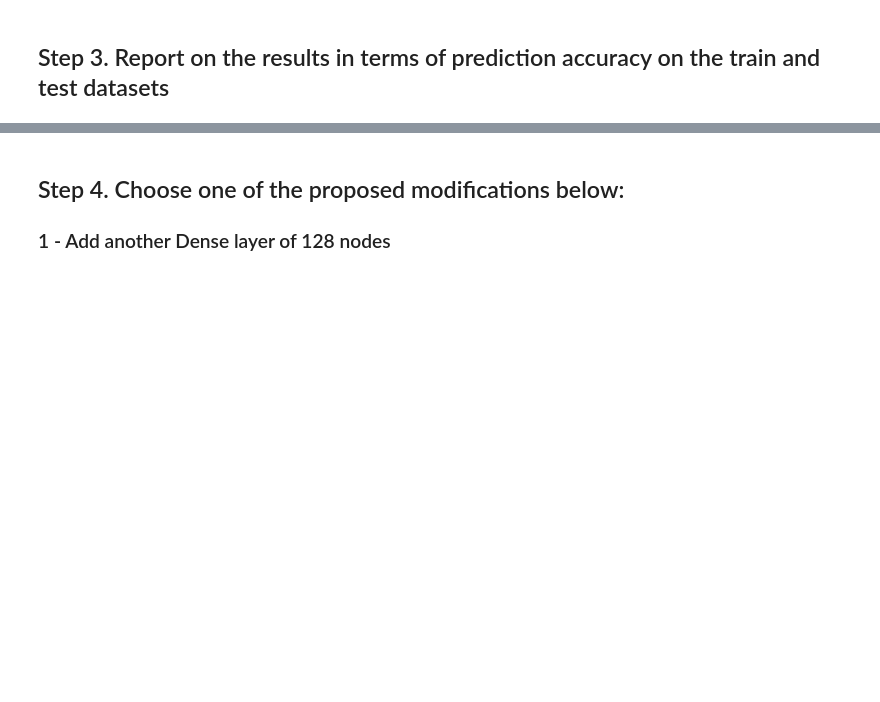
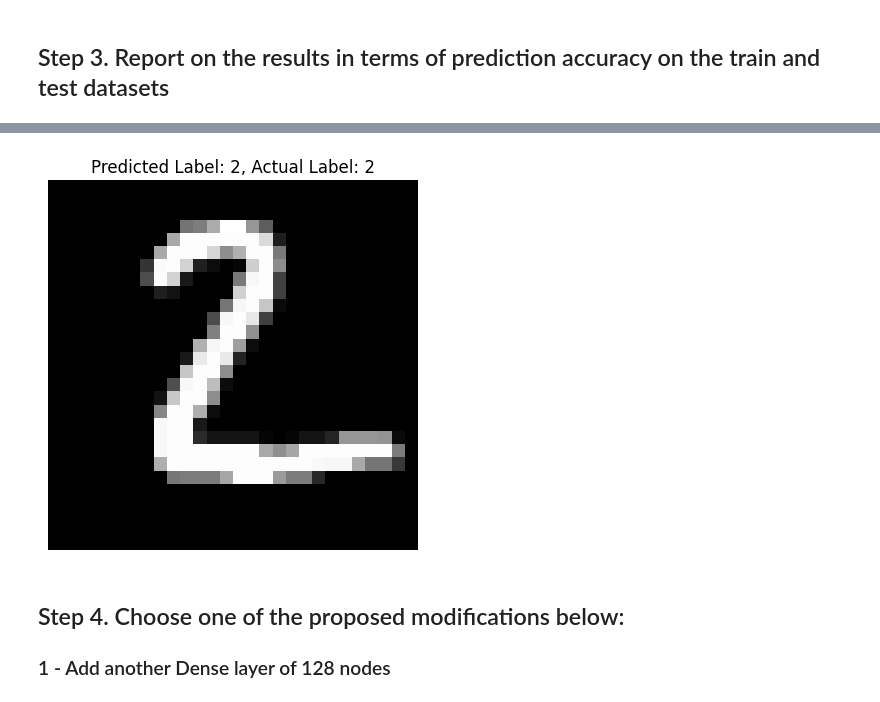
Before and after one commit to anjali-ojha/deep-learning, a Jupyter notebook: assignment/assignment-2/Anjali_Ojha_HW_2_Tensorflow.ipynb, the cells around one changed output, grey strips where cells are left out. Cells and saved outputs as stored; diff of their text form; code cells hidden in the pictures; blank space fills up the shorter version.

Commit message:
fixing test_images

```diff
--- a/assignment/assignment-2/Anjali_Ojha_HW_2_Tensorflow.ipynb
+++ b/assignment/assignment-2/Anjali_Ojha_HW_2_Tensorflow.ipynb
@@ -101,12 +101,16 @@ Accuracy on test set: 97.58%
 # %%
 def show_sample_result(model, images, labels):
     image, label = images[1], labels[1]
-    image = image.view(28, 28)
-    image_numpy = image.numpy()
+    # image = image.view(28, 28)
+    # image_numpy = image.numpy()
 
+    plt.axis("off")
+    plt.imshow(image.squeeze(), cmap="gray")
+
+    predictions = model.predict(test_images)
+    predicted_labels = np.argmax(predictions, axis=1)
     # Show the image
-    plt.imshow(image_numpy, cmap='gray')
-    plt.title(f'Predicted Label: {predictions[1]}, Actual Label: {label.item()}')
+    plt.title(f'Predicted Label: {predicted_labels[1]}, Actual Label: {label}')
     plt.axis('off')
     plt.show()
 # %% [markdown]
@@ -133,5 +137,6 @@ model, _ = train_tensorflow(train_images,
                             verbose=1)
 
 test_accuracy = evaluation(model, test_images, test_labels)
+show_sample_result(model, test_images, test_labels)
 # %% [output]
 Epoch 1/5
@@ -149,3 +155,4 @@ Accuracy on test set: 97.44%
+[figure, added]
 # %% [markdown]
 ## Step 4. Choose one of the proposed modifications below:
 
```
Also changed, not shown: parts of 5 cells of this notebook.
